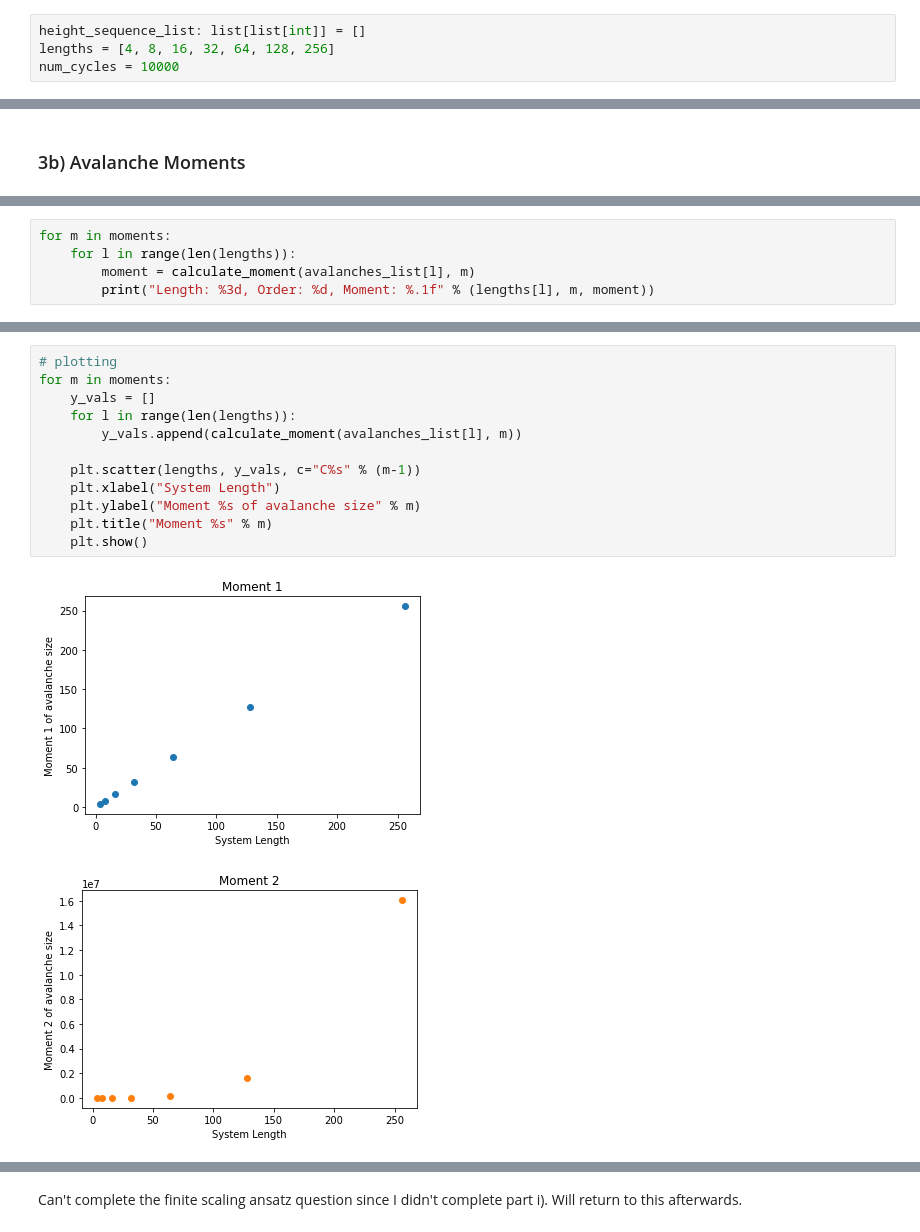
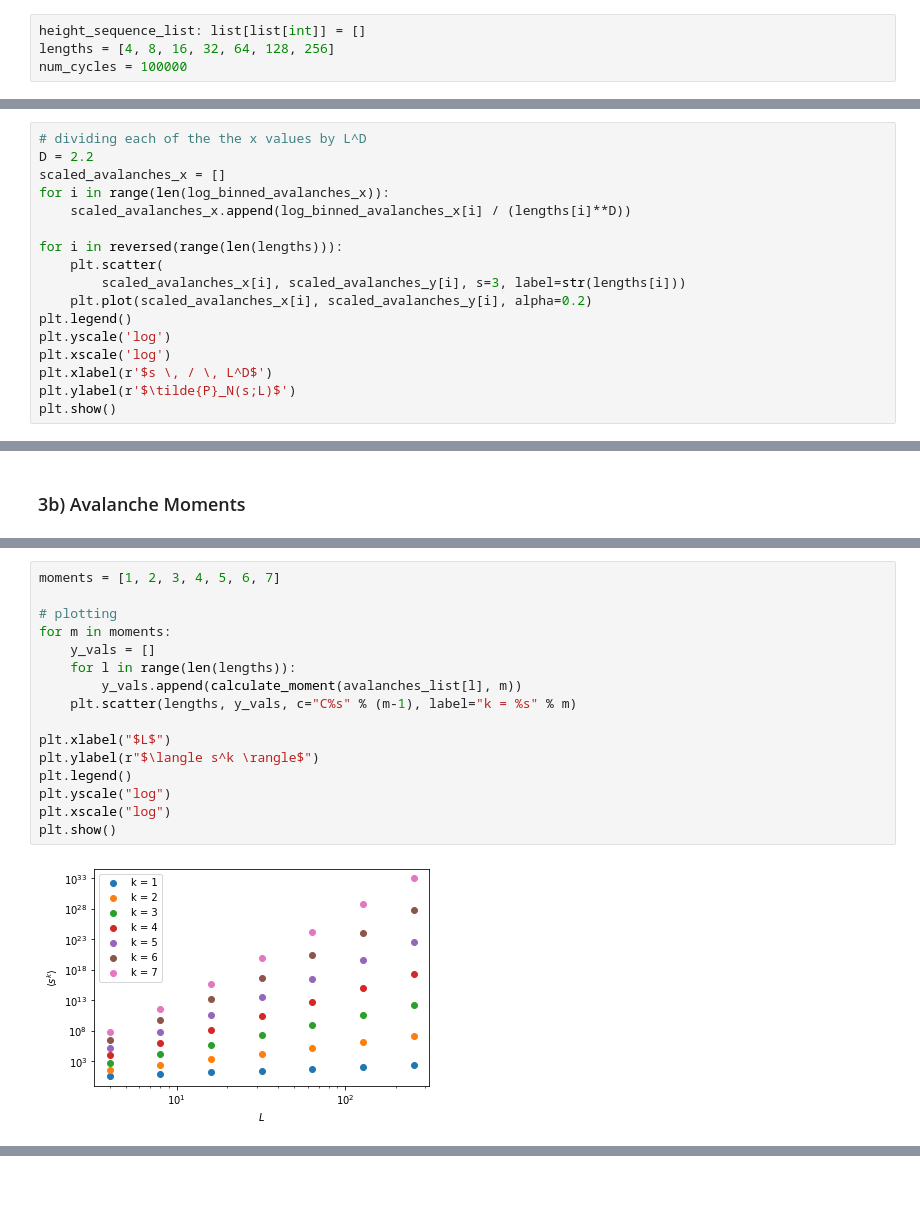
Before and after one commit to bdgrichards/oslo, a Jupyter notebook: oslo.ipynb, the cells around one changed output, grey strips where cells are left out. Saved outputs shown, nothing was run; the diff lists cells and outputs as text; blank space fills up the shorter version.

Commit message:
Finish avalanche graphs, section 3

```diff
--- a/oslo.ipynb
+++ b/oslo.ipynb
@@ -871,7 +867,7 @@ Note here we should not take averages over repeated runs of the model for each l
 # %%
 height_sequence_list: list[list[int]] = []
 lengths = [4, 8, 16, 32, 64, 128, 256]
-num_cycles = 10000
+num_cycles = 100000
 # %%
 for length in lengths:
     height_sequence: list[int] = []
@@ -1318,0 +1374,17 @@ Given this, I haven't attempted to find the variables in part 3a part ii yet.
+# %%
+# dividing each of the the x values by L^D
+D = 2.2
+scaled_avalanches_x = []
+for i in range(len(log_binned_avalanches_x)):
+    scaled_avalanches_x.append(log_binned_avalanches_x[i] / (lengths[i]**D))
+
+for i in reversed(range(len(lengths))):
+    plt.scatter(
+        scaled_avalanches_x[i], scaled_avalanches_y[i], s=3, label=str(lengths[i]))
+    plt.plot(scaled_avalanches_x[i], scaled_avalanches_y[i], alpha=0.2)
+plt.legend()
+plt.yscale('log')
+plt.xscale('log')
+plt.xlabel(r'$s \, / \, L^D$')
+plt.ylabel(r'$\tilde{P}_N(s;L)$')
+plt.show()
@@ -1328,5 +1402,0 @@ moments = [1, 2, 3, 4]
-# %%
-for m in moments:
-    for l in range(len(lengths)):
-        moment = calculate_moment(avalanches_list[l], m)
-        print("Length: %3d, Order: %d, Moment: %.1f" % (lengths[l], m, moment))
@@ -1351,15 +1403,18 @@ Length: 256, Order: 4, Moment: 227726943105909888.0
 # %%
+moments = [1, 2, 3, 4, 5, 6, 7]
+
 # plotting
 for m in moments:
     y_vals = []
     for l in range(len(lengths)):
         y_vals.append(calculate_moment(avalanches_list[l], m))
+    plt.scatter(lengths, y_vals, c="C%s" % (m-1), label="k = %s" % m)
 
-    plt.scatter(lengths, y_vals, c="C%s" % (m-1))
-    plt.xlabel("System Length")
-    plt.ylabel("Moment %s of avalanche size" % m)
-    plt.title("Moment %s" % m)
-    plt.show()
+plt.xlabel("$L$")
+plt.ylabel(r"$\langle s^k \rangle$")
+plt.legend()
+plt.yscale("log")
+plt.xscale("log")
+plt.show()
 # %% [output]
-[figure, old version]
+[figure, new version]
-[figure, removed]
@@ -1368,2 +1420,0 @@ for m in moments:
-# %% [markdown]
-Can't complete the finite scaling ansatz question since I didn't complete part i). Will return to this afterwards.
```
Also changed, not shown: parts of 39 cells of this notebook.
